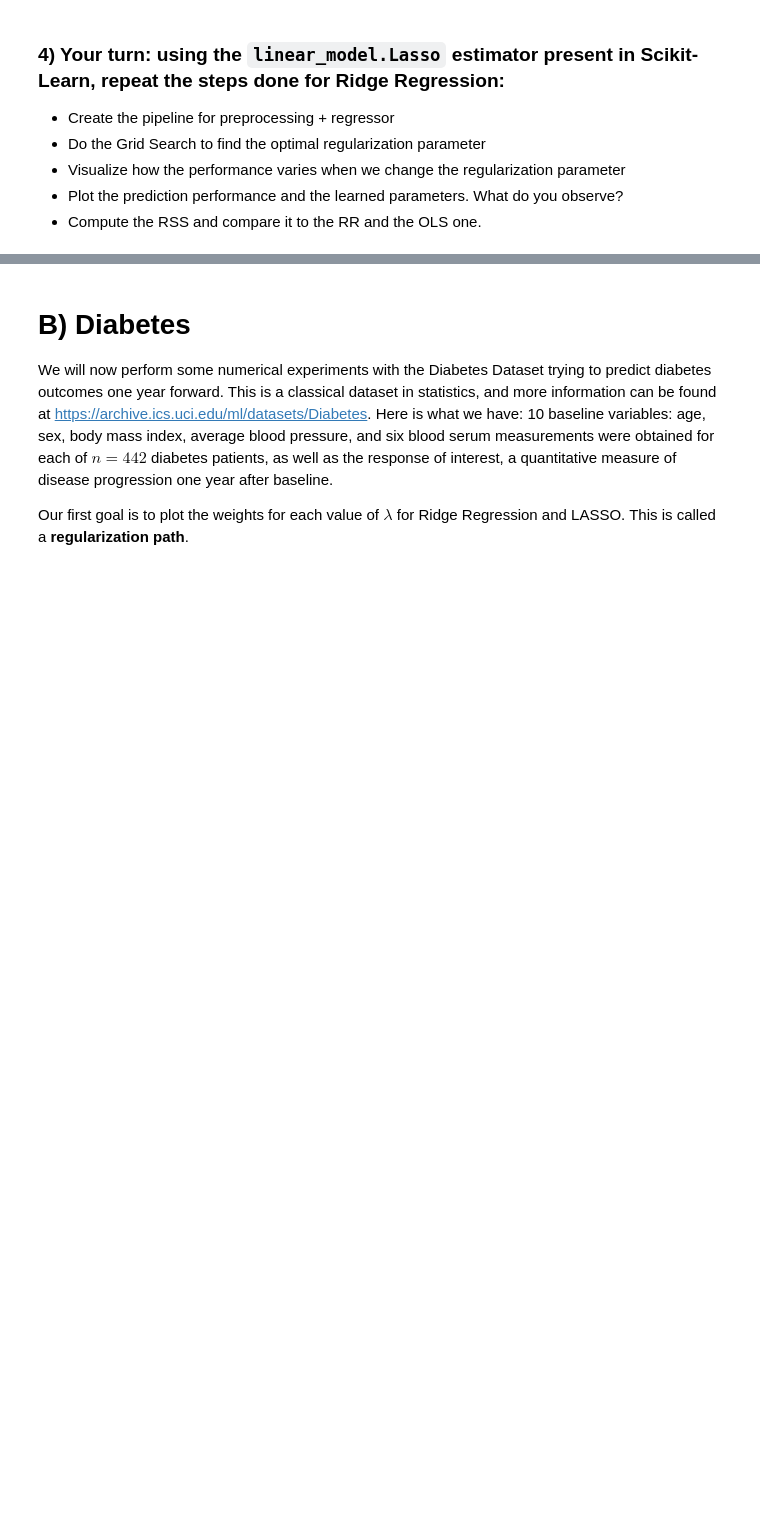
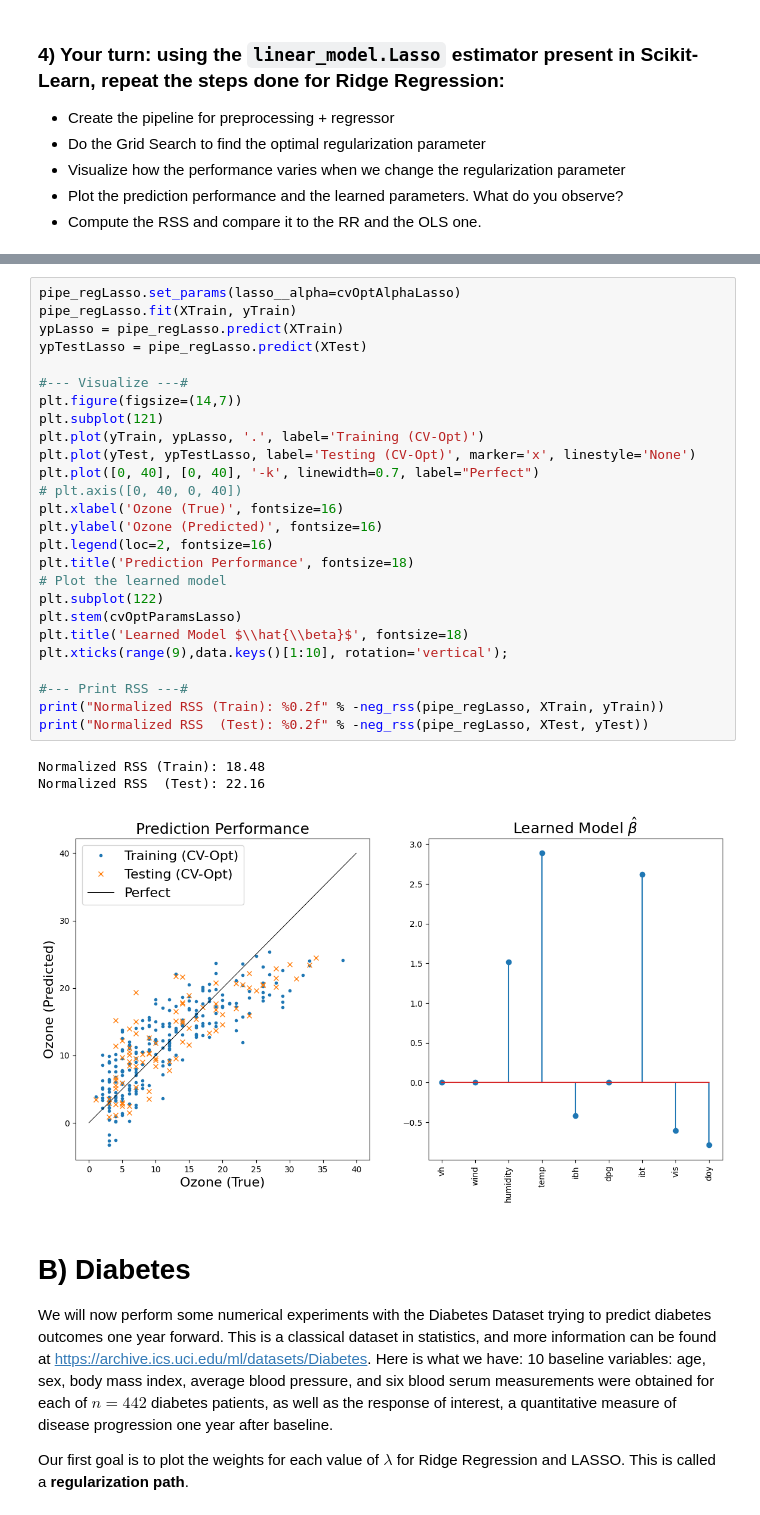
Before and after one commit to filippoquadri/FundamentalLearningEPFL, a Jupyter notebook: TP6/regression-and-classification_quadri.ipynb, the cells around one changed output, grey strips where cells are left out. Drawn from its saved outputs; the diff is of its cells as text; blank space fills up the shorter version.

```diff
--- a/TP6/regression-and-classification_quadri.ipynb
+++ b/TP6/regression-and-classification_quadri.ipynb
@@ -286,3 +366,33 @@ And now, finally, we are ready to take our test data out of deep-freeze. How did
+# %%
+pipe_regLasso.set_params(lasso__alpha=cvOptAlphaLasso)
+pipe_regLasso.fit(XTrain, yTrain)
+ypLasso = pipe_regLasso.predict(XTrain)
+ypTestLasso = pipe_regLasso.predict(XTest)
+
+#--- Visualize ---#
+plt.figure(figsize=(14,7))
+plt.subplot(121)
+plt.plot(yTrain, ypLasso, '.', label='Training (CV-Opt)')
+plt.plot(yTest, ypTestLasso, label='Testing (CV-Opt)', marker='x', linestyle='None')
+plt.plot([0, 40], [0, 40], '-k', linewidth=0.7, label="Perfect")
+# plt.axis([0, 40, 0, 40])
+plt.xlabel('Ozone (True)', fontsize=16)
+plt.ylabel('Ozone (Predicted)', fontsize=16)
+plt.legend(loc=2, fontsize=16)
+plt.title('Prediction Performance', fontsize=18)
+# Plot the learned model
+plt.subplot(122)
+plt.stem(cvOptParamsLasso)
+plt.title('Learned Model $\\hat{\\beta}$', fontsize=18)
+plt.xticks(range(9),data.keys()[1:10], rotation='vertical');
+
+#--- Print RSS ---#
+print("Normalized RSS (Train): %0.2f" % -neg_rss(pipe_regLasso, XTrain, yTrain))
+print("Normalized RSS  (Test): %0.2f" % -neg_rss(pipe_regLasso, XTest, yTest))
+# %% [output]
+Normalized RSS (Train): 18.48
+Normalized RSS  (Test): 22.16
+[figure, added]
 # %% [markdown]
 # B) Diabetes
 
```
Also changed, not shown: parts of 15 cells of this notebook.
